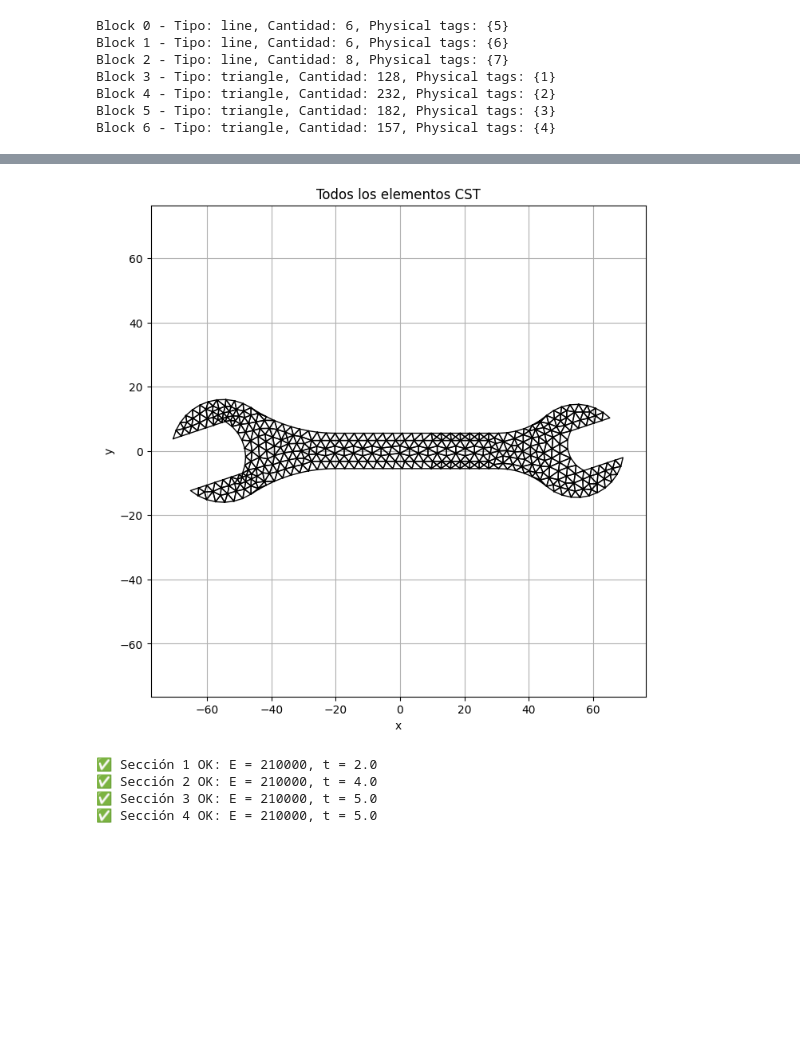
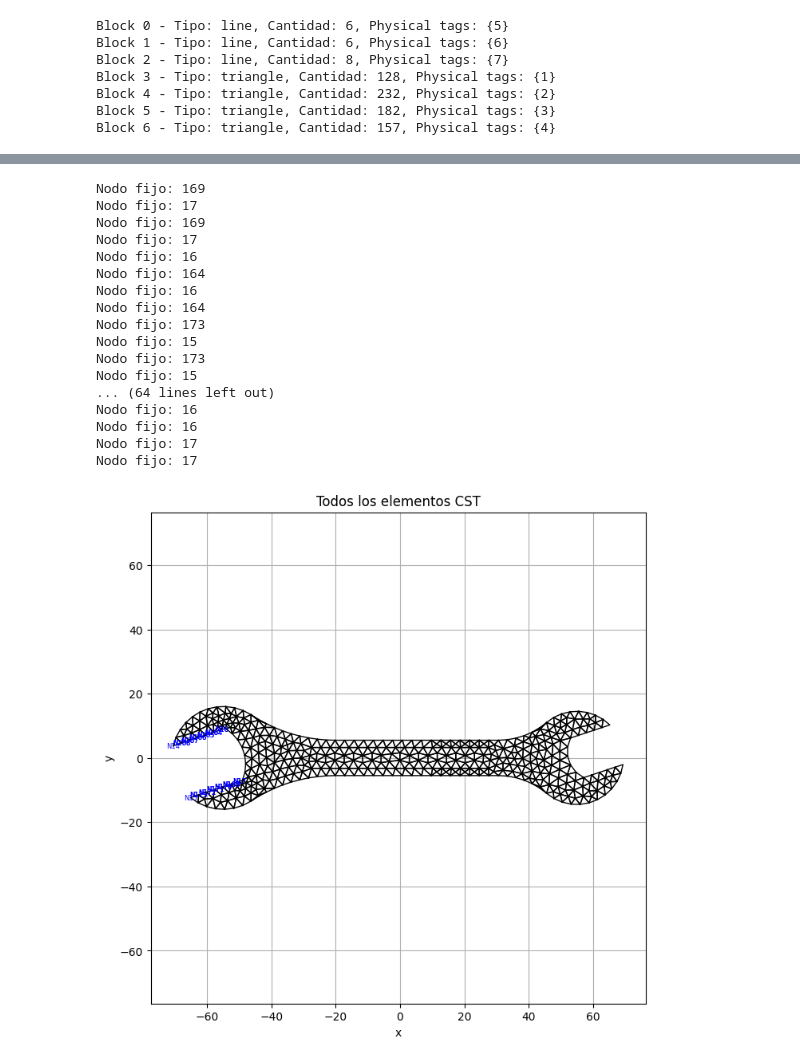
Before and after one commit to LukasWolff2002/TAREA_2_FINITE, a Jupyter notebook: ENTREGA_6/codigo.ipynb, the cells around one changed output, grey strips where cells are left out. Saved outputs shown, nothing was run; the diff lists cells and outputs as text; code cells hidden in the pictures; blank space fills up the shorter version.

```diff
--- a/ENTREGA_6/codigo.ipynb
+++ b/ENTREGA_6/codigo.ipynb
@@ -149,25 +169,26 @@ sections = {}
 
 #Defino las propiedades del material
 
-E = 210000
-nu = 0.3
-rho = 7850
+E = 3000
+nu = 0.37
+rho = 1.25
 
 for group in thicknes:
     sections[group] = Section(thicknes[group], E, nu)
 # %%
+#Genero un diccionario de nodos para buscarlos por id
+
 nodes_dict = {}
-nodes = []
 for group in grupos:
     for node in grupos[group]:
         nodes_dict[node.id] = node
-        nodes.append(node)
 # %%
 from cst import CST
 
 triangles = mesh.cells_dict['triangle']  # nodos por cada triángulo
 tags = mesh.cell_data_dict["gmsh:physical"]["triangle"]
 elements = []
+nodes = set()  # Usamos un set para evitar nodos repetidos
 
 for i in range(len(tags)):
     section = sections[str(tags[i])]
@@ -178,9 +199,15 @@ for i in range(len(tags)):
     nodo_c = nodes_dict[node_ids[2]]
 
     for nodo in [nodo_a, nodo_b, nodo_c]:
+        nodes.add(nodo)  # Se agregan al set automáticamente sin duplicados
+
         if np.all(nodo.restrain == [1, 1]):
-            print(f"Nodo {nodo.id} con restricción total está en elemento {i+1}")
+            print(f"Nodo {nodo.id} con restricción total está en elemento {i+1}, coordenadaa ")
+            print(f'las coordenadas son {nodo.x}, {nodo.y}')
+            print('')
 
     elem = CST(i+1, [nodo_a, nodo_b, nodo_c], section)
     elements.append(elem)
+
+nodes = list(nodes)
 # %% [output]
@@ -204,51 +231,72 @@ Nodo 17 con restricción total está en elemento 537
 # %%
 import matplotlib.pyplot as plt
+
+import matplotlib.pyplot as plt
+import numpy as np
 
 def plot_all_elements(elements, show_ids=True):
     """
     Dibuja todos los elementos CST en una sola figura.
 
     Parámetros:
     - elements: lista de instancias de CST
     - show_ids: si True, muestra los ID de los nodos y elementos
     """
     plt.figure(figsize=(8, 8))
 
     for elem in elements:
-        coords = elem.get_xy_matrix()
-        coords = np.vstack([coords, coords[0]])  # cerrar triángulo
+        coords = elem.get_xy_matrix()              # Coordenadas de nodos
+        coords = np.vstack([coords, coords[0]])    # cerrar triángulo
+
+        # Diagnóstico: imprimir si algún nodo está completamente restringido
+        if np.array_equal(elem.node_list[0].restrain, [1, 1]):
+            print(f"Nodo fijo: {elem.node_list[0].id}")
+        if np.array_equal(elem.node_list[1].restrain, [1, 1]):
+            print(f"Nodo fijo: {elem.node_list[1].id}")
+        if np.array_equal(elem.node_list[2].restrain, [1, 1]):
+            print(f"Nodo fijo: {elem.node_list[2].id}")
+
+
 
         # Dibujar contorno del triángulo
         plt.plot(coords[:, 0], coords[:, 1], 'k-', linewidth=1)
 
+        # Mostrar ID solo de nodos fijos (con restricción total)
         if show_ids:
-            # Mostrar ID del elemento en su centroide
-            centroid = coords[:-1].mean(axis=0)
-            plt.text(centroid[0], centroid[1], str(elem.element_tag), color='red', fontsize=8)
-
+            for nodo, (x, y) in zip(elem.node_list, coords[:-1]):
+                if np.all(nodo.restrain == [1, 1]):
+                    print(f"Nodo fijo: {nodo.id}")
+                    plt.text(x, y, f'N{nodo.id}', color='blue', fontsize=6, ha='center', va='center')
 
     plt.xlabel("x")
     plt.ylabel("y")
     plt.axis('equal')
     plt.grid(True)
     plt.title("Todos los elementos CST")
     plt.show()
 
 
-plot_all_elements(elements, show_ids=False)
+
+plot_all_elements(elements)
 # %% [output]
+Nodo fijo: 169
+Nodo fijo: 17
+Nodo fijo: 169
+Nodo fijo: 17
+Nodo fijo: 16
+Nodo fijo: 164
+Nodo fijo: 16
+Nodo fijo: 164
+Nodo fijo: 173
+Nodo fijo: 15
+Nodo fijo: 173
+Nodo fijo: 15
+... (64 lines left out)
+Nodo fijo: 16
+Nodo fijo: 16
+Nodo fijo: 17
+Nodo fijo: 17
-[figure, old version]
+[figure, new version]
-# %%
-for key, sec in sections.items():
-    if sec.E == 0 or sec.thickness == 0:
-        print(f"❌ Sección {key} tiene propiedades inválidas: E = {sec.E}, t = {sec.thickness}")
-    else:
-        print(f"✅ Sección {key} OK: E = {sec.E}, t = {sec.thickness}")
-# %% [output]
-✅ Sección 1 OK: E = 210000, t = 2.0
-✅ Sección 2 OK: E = 210000, t = 4.0
-✅ Sección 3 OK: E = 210000, t = 5.0
-✅ Sección 4 OK: E = 210000, t = 5.0
 # %%
 from solve import Solve
 
```
Also changed, not shown: parts of 6 cells of this notebook, 1 other file.
